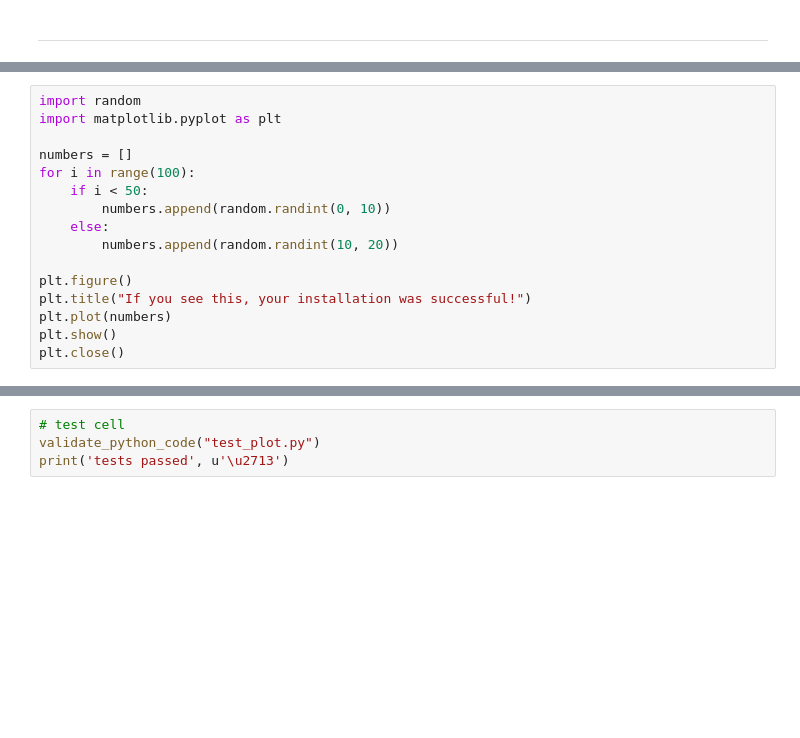
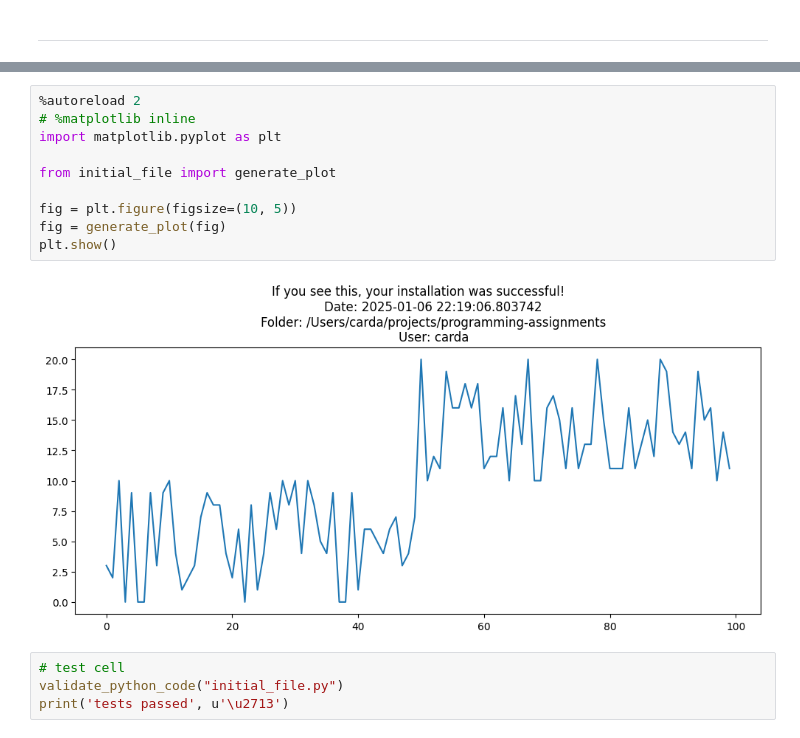
Before and after one commit to carlosnatalino/programming-assignments, a Jupyter notebook: validate_installation.ipynb, the cells around one changed output, grey strips where cells are left out. Saved outputs shown, nothing was run; the diff lists cells and outputs as text; blank space fills up the shorter version.

```diff
--- a/validate_installation.ipynb
+++ b/validate_installation.ipynb
@@ -69,16 +53,0 @@ def test() -> None:
-# %%
-import random
-import matplotlib.pyplot as plt
-
-numbers = []
-for i in range(100):
-    if i < 50:
-        numbers.append(random.randint(0, 10))
-    else:
-        numbers.append(random.randint(10, 20))
-
-plt.figure()
-plt.title("If you see this, your installation was successful!")
-plt.plot(numbers)
-plt.show()
-plt.close()
@@ -85,4 +150,16 @@ plt.close()
+# %%
+%autoreload 2
+# %matplotlib inline
+import matplotlib.pyplot as plt
+
+from initial_file import generate_plot
+
+fig = plt.figure(figsize=(10, 5))
+fig = generate_plot(fig)
+plt.show()
+# %% [output]
+[figure, added]
 # %%
 # test cell
-validate_python_code("test_plot.py")
+validate_python_code("initial_file.py")
 print('tests passed', u'\u2713')
```
Also changed, not shown: parts of 11 cells of this notebook, 4 other files.
